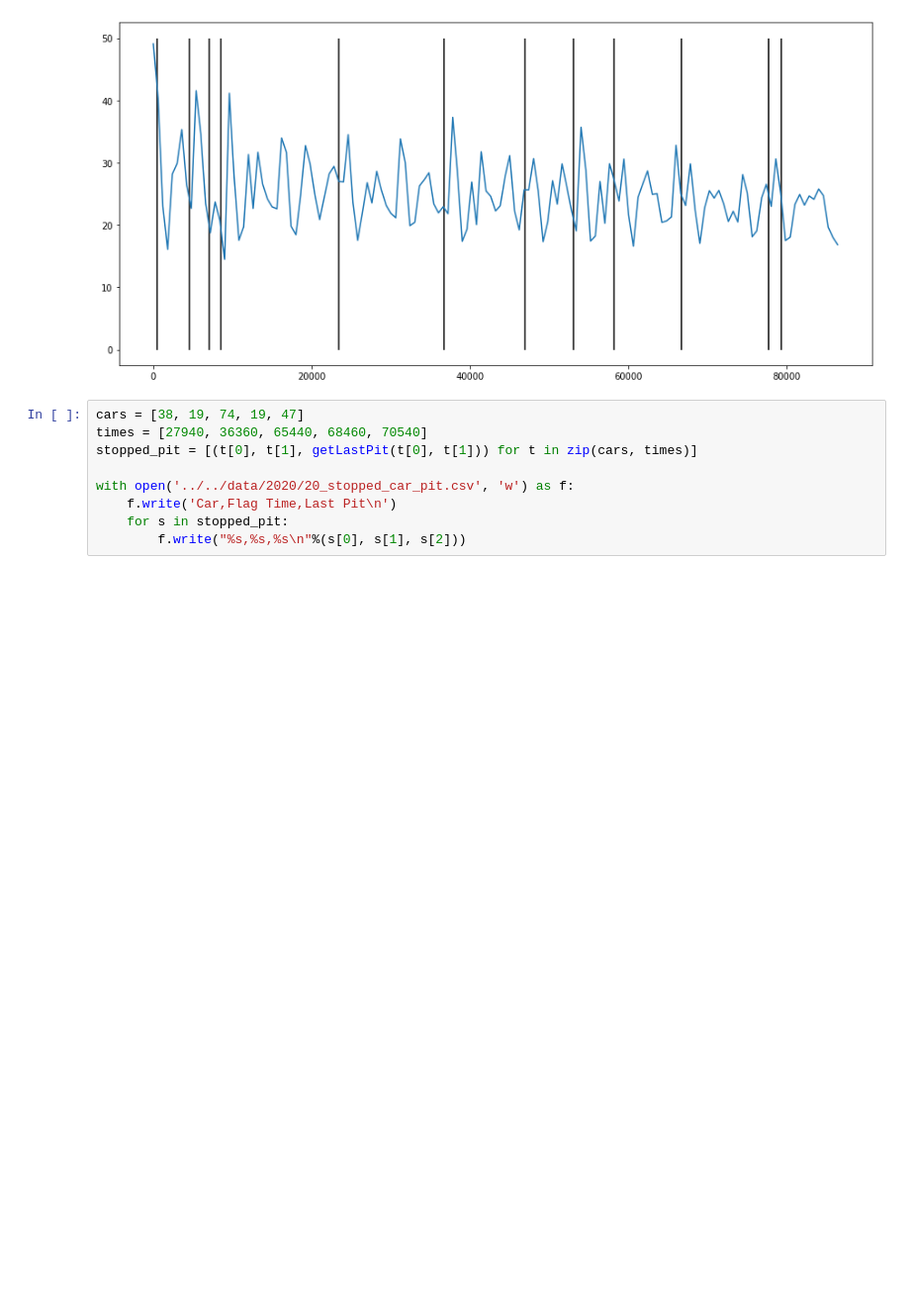
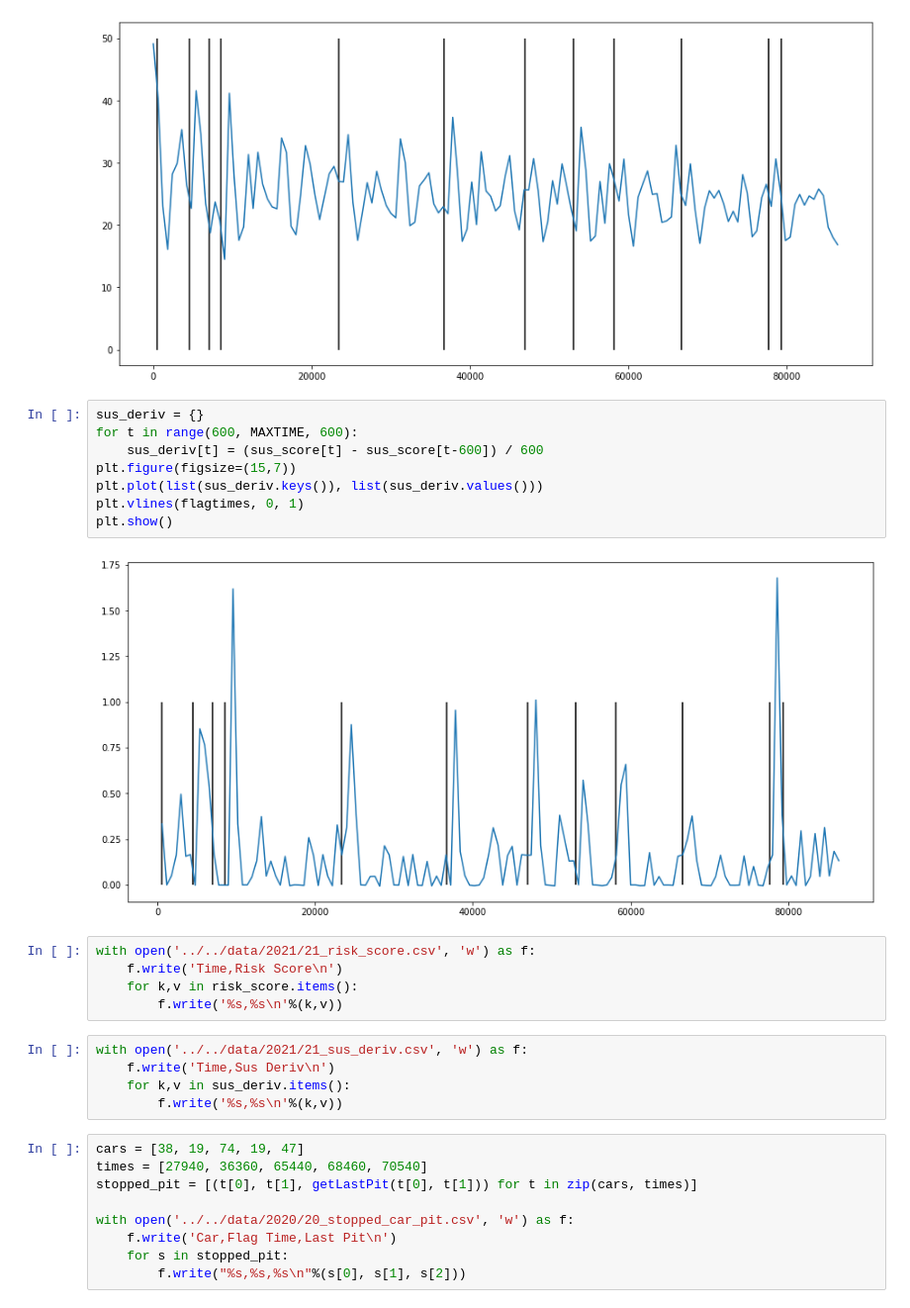
Before and after one commit to adithyashanmugam/Daytona24, a Jupyter notebook: src/2021/FixData2021.ipynb, the cells around one changed output. Shown at 99% size. Drawn from its saved outputs; the diff is of its cells as text; blank space fills up the shorter version.

```diff
--- a/src/2021/FixData2021.ipynb
+++ b/src/2021/FixData2021.ipynb
@@ -175,6 +175,26 @@ plt.vlines(flagtimes, 0, 50)
 plt.show()
 # %% [output]
 [figure]
+# %%
+sus_deriv = {}
+for t in range(600, MAXTIME, 600):
+    sus_deriv[t] = (sus_score[t] - sus_score[t-600]) / 600
+plt.figure(figsize=(15,7))
+plt.plot(list(sus_deriv.keys()), list(sus_deriv.values()))
+plt.vlines(flagtimes, 0, 1)
+plt.show()
+# %% [output]
+[figure, added]
+# %%
+with open('../../data/2021/21_risk_score.csv', 'w') as f:
+    f.write('Time,Risk Score\n')
+    for k,v in risk_score.items():
+        f.write('%s,%s\n'%(k,v))
+# %%
+with open('../../data/2021/21_sus_deriv.csv', 'w') as f:
+    f.write('Time,Sus Deriv\n')
+    for k,v in sus_deriv.items():
+        f.write('%s,%s\n'%(k,v))
 # %%
 cars = [38, 19, 74, 19, 47]
 times = [27940, 36360, 65440, 68460, 70540]
```
Also changed, not shown: parts of 1 cell of this notebook, 2 other files.
